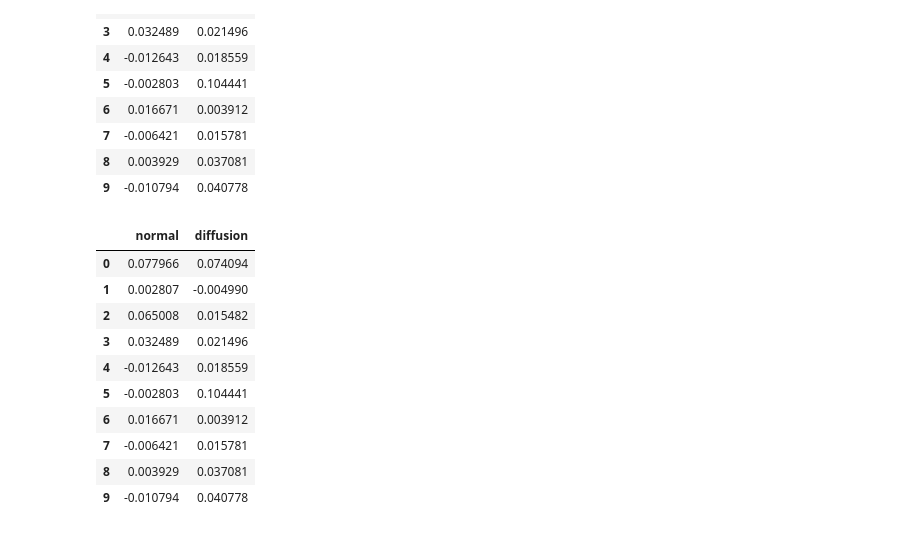
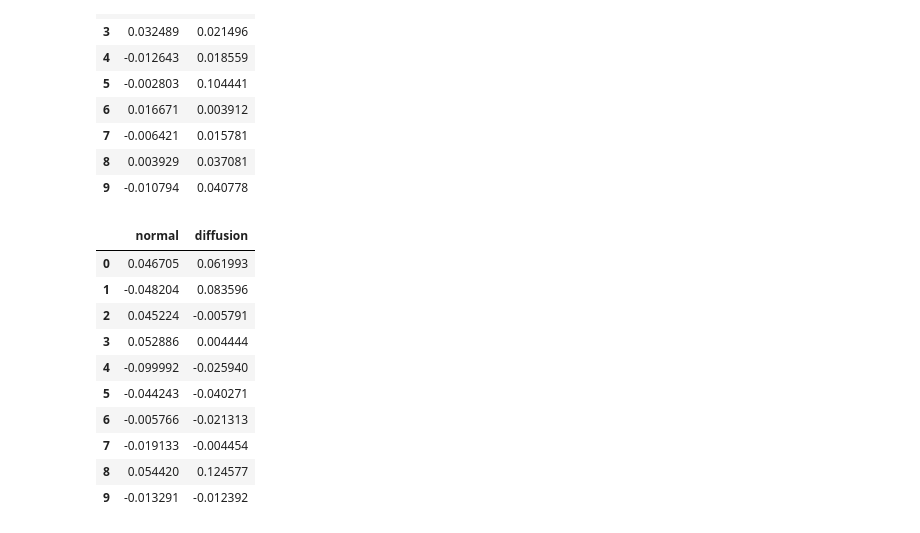
Before and after one commit to sowonjeong/GNN-Geometry, a Jupyter notebook: notebook/metric_evaluation.ipynb, the cells around one changed output. Drawn from its saved outputs; the diff is of its cells as text; code cells hidden in the pictures.

```diff
--- a/notebook/metric_evaluation.ipynb
+++ b/notebook/metric_evaluation.ipynb
@@ -64,3 +62,15 @@ df
 | 7 | 0.157372 | 0.227862 |
 | 8 | 0.103742 | 0.223860 |
 | 9 | 0.089578 | 0.220546 |
+# %%
+alpha = np.arange(0,1.1,0.1)
+exp = ['normal','diffusion']
+dens = torch.zeros((10,2))
+for j in range(2):
+    for i in range(10):
+        Y = results['Cora_'+exp[j]+'_'+str(alpha[i+1])+'_loop_True_1']['embedding'].detach().numpy()
+        dens[i,j] = eval_density_preserve(data.x,Y, sigma = 1.0, min_dist = 1e-3)
+
+dens = pd.DataFrame(dens)
+dens.columns = exp
+dens
@@ -193,6 +213,10 @@ data.train_mask[train_idx] = 1
 data.test_mask = torch.zeros(data.num_nodes, dtype=torch.bool)
 data.test_mask[test_idx] = 1
 # %%
+training_set = np.random.choice(np.arange(data.num_nodes), int(round(data.num_nodes*0.7,0)))
+idx = torch.randperm(data.train_mask.shape[0])
+train_mask = data.train_mask[idx].view(data.train_mask.size())
+test_mask = ~train_mask
 from train import *
 seed = 12345
 experiment = 'normal'
@@ -376,23 +400,6 @@ corr
 | 7 | 0.362803 | 0.329110 |
 | 8 | 0.023421 | 0.329579 |
 | 9 | 0.030523 | 0.327794 |
-# %%
-def eval_density_preserve(X, X_news, sigma = 1.0, min_dist = 0.1):
-    """average distance over x_i, y_i
-    large local radius means sparse point, small local radius refers dense points in the set"""
-    high_dist = euclidean_distances(X,X)
-    low_dist = euclidean_distances(X_news,X_news)
-    P = prob_high_dim(sigma = sigma, dist = high_dist)
-    _a, _b = find_ab_params(spread = sigma, min_dist = min_dist)
-    Q = prob_low_dim(_a,_b,X_news)
-    P = torch.tensor(P, dtype = torch.float)
-    Q = torch.tensor(Q, dtype = torch.float)
-    p_sum = 1/torch.sum(P, dim = 1)
-    q_sum = 1/torch.sum(Q, dim = 1)
-    R_p = p_sum * torch.sum(torch.mul(P,torch.tensor(high_dist, dtype=torch.float)),dim = 0)
-    R_q = q_sum * torch.sum(torch.mul(Q,torch.tensor(low_dist, dtype=torch.float)),dim = 0)
-    corr,_ = scipy.stats.pearsonr(R_p, R_q)
-    return corr
 # %%
 alpha = np.arange(0,1.1,0.1)
 exp = ['normal','diffusion']
@@ -400,9 +407,9 @@ dens = torch.zeros((10,2))
 for j in range(2):
     for i in range(10):
         Y = results['roll_' + exp[j] + '_' + str(alpha[i+1])+ '_loop_True_' + str(0)]['embedding'].detach().numpy()
-        dens[i,j] = eval_density_preserve(X,Y, sigma = 1.0, min_dist = 1e-3)
+        dens[i,j] = eval_density_preserve(X,Y, sigma = 1.0, min_dist = 1e-12)
+dens = pd.DataFrame(dens)
 
-dens = pd.DataFrame(corr)
 dens.columns = exp
 dens
 # %% [output]
@@ -542,24 +549,23 @@ corr
 # %%
 alpha = np.arange(0,1.1,0.1)
 exp = ['normal','diffusion']
 dens = torch.zeros((10,2))
 for j in range(2):
     for i in range(10):
         Y = out[exp[j] + '_' + str(alpha[i+1])].detach().numpy()
         dens[i,j] = eval_density_preserve(X,Y, sigma = 1.0, min_dist = 1e-3)
-
-dens = pd.DataFrame(corr)
+dens = pd.DataFrame(dens)
 dens.columns = exp
 dens
 # %% [output]
 |  | normal | diffusion |
-| 0 | 0.077966 | 0.074094 |
-| 1 | 0.002807 | -0.004990 |
-| 2 | 0.065008 | 0.015482 |
-| 3 | 0.032489 | 0.021496 |
-| 4 | -0.012643 | 0.018559 |
-| 5 | -0.002803 | 0.104441 |
-| 6 | 0.016671 | 0.003912 |
-| 7 | -0.006421 | 0.015781 |
-| 8 | 0.003929 | 0.037081 |
-| 9 | -0.010794 | 0.040778 |
+| 0 | 0.046705 | 0.061993 |
+| 1 | -0.048204 | 0.083596 |
+| 2 | 0.045224 | -0.005791 |
+| 3 | 0.052886 | 0.004444 |
+| 4 | -0.099992 | -0.025940 |
+| 5 | -0.044243 | -0.040271 |
+| 6 | -0.005766 | -0.021313 |
+| 7 | -0.019133 | -0.004454 |
+| 8 | 0.054420 | 0.124577 |
+| 9 | -0.013291 | -0.012392 |
```
Also changed, not shown: parts of 9 cells of this notebook, 6 other files.
